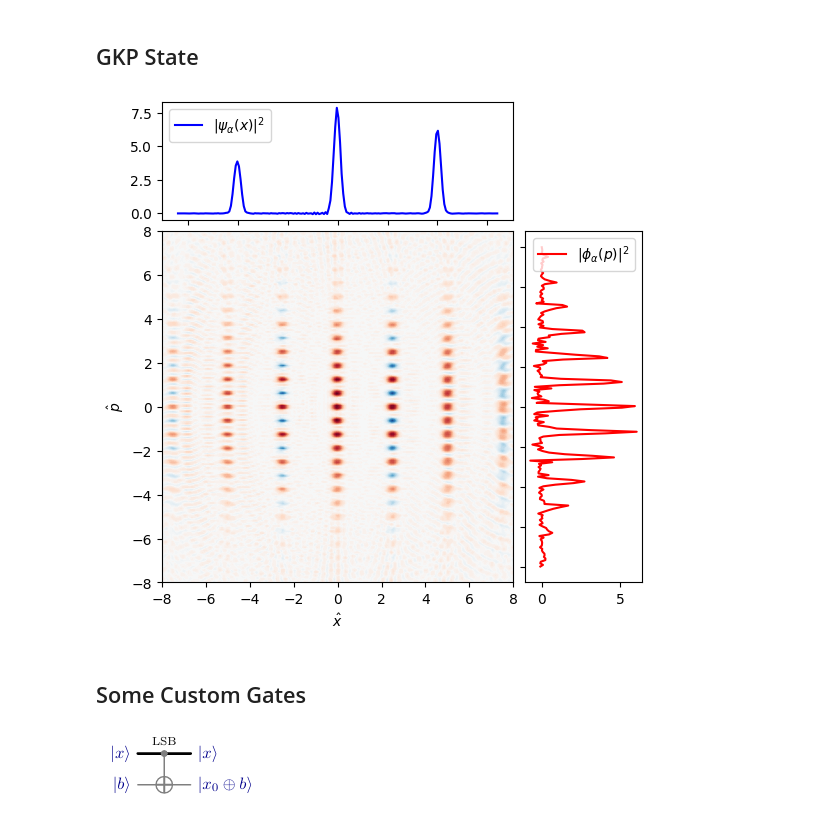
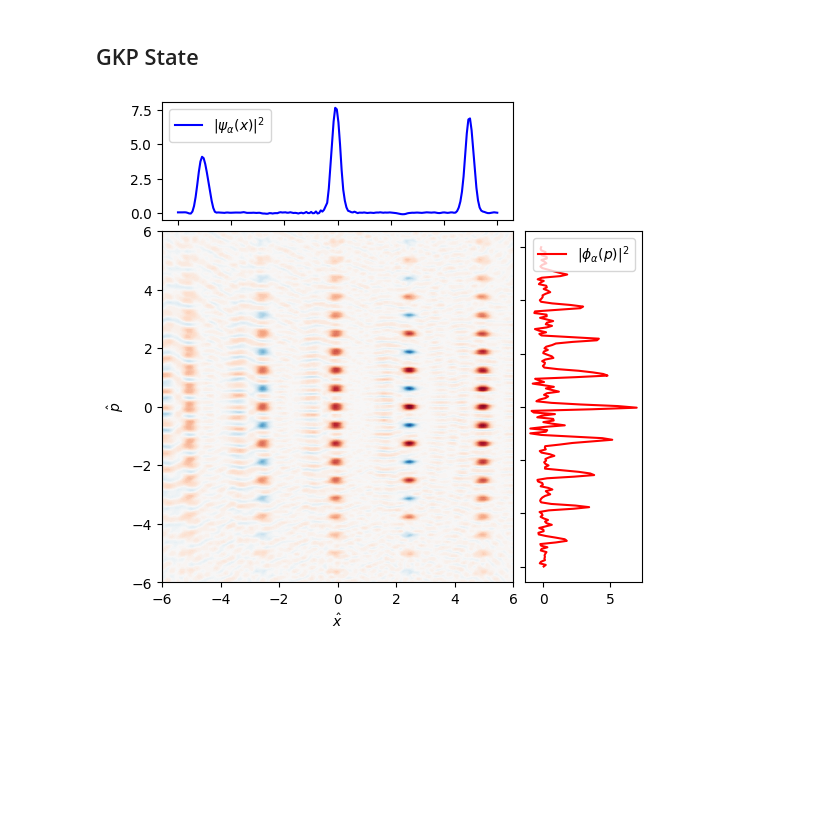
Before and after one commit to shubdeepmohapatra01/ISCA2025-Tutorial, a Jupyter notebook: bosonic-qiskit-tutorial/bq_tutorial.ipynb, the cells around one changed output. Saved outputs shown, nothing was run; the diff lists cells and outputs as text; code cells hidden in the pictures; blank space fills up the shorter version.

```diff
--- a/bosonic-qiskit-tutorial/bq_tutorial.ipynb
+++ b/bosonic-qiskit-tutorial/bq_tutorial.ipynb
@@ -242,7 +170,7 @@ Nmodes=1
 Nqubits = 1
 cutoff = 2**7
 delta = 0.222
-N_rounds = 9
+N_rounds = 11
 alpha = np.sqrt(np.pi)
 
 a = destroy(cutoff)
@@ -260,46 +188,44 @@ circuit = c2qa.CVCircuit(qmr, qbr,cbr)
 circuit.cv_sq(r,qmr[0])
 
 for k in range(1,N_rounds):
-    circuit.cv_c_d(alpha,qmr[0],qbr[0])
-    Uxk = state_generation.Ux_operator(cutoff,alpha,4*k,delta)
-    Ux_gate = UnitaryGate(Uxk.full(), label=f'Ux_{k}')
-    circuit.append(Ux_gate, qmr[:] + qbr[:])
+    Cd_imaginary_matrix,Cd_real_matrix = state_generation.Ux_operator(cutoff,alpha,4*k,delta)
+    Cd_imaginary_gate = UnitaryGate(Cd_imaginary_matrix.full(), label=f'Cd_imaginary_{k}')
+    Cd_real_gate = UnitaryGate(Cd_real_matrix.full(), label=f'Cd_real_{k}')
+    circuit.append(Cd_real_gate, qmr[:] + qbr[:])  # qubit-qumode entangle
+    circuit.append(Cd_imaginary_gate, qmr[:] + qbr[:]) # qubit-qumode disentangle
+    circuit.cv_c_d(alpha,qmr[0],qbr[0])  # splitting peaks by sqrt(pi)
 
 stateop, result, _ = c2qa.util.simulate(circuit,shots = 1024)
 # %%
 #This cell is mostly plotting
-w = c2qa.wigner.wigner(stateop, axes_max= 8, axes_min= -8, axes_steps = 200)
+w = c2qa.wigner.wigner(stateop, axes_max= 6, axes_min= -6, axes_steps = 200)
 x_dist, y_dist = margins(w.T)
 
 fig = plt.figure(figsize=(6,6))
 gs = fig.add_gridspec(2, 2,  width_ratios=(3, 1), height_ratios=(1, 3),
                       left=0.1, right=0.9, bottom=0.1, top=0.9,
                       wspace=0.05, hspace=0.05)
 ax = fig.add_subplot(gs[1,0])
 ax_x = fig.add_subplot(gs[0,0])
 ax_y = fig.add_subplot(gs[1,1])
 
 absmax = max(np.max(w), np.abs(np.min(w)))
 color_levels = np.linspace(-absmax, absmax, 100)
 
 #Plot the wigner function of the state in the main panel with a colormap
-xaxis = np.linspace(-8, 8, 200)
-yaxis = np.linspace(-8, 8, 200)
+xaxis = np.linspace(-6, 6, 200)
+yaxis = np.linspace(-6, 6, 200)
 cont = ax.contourf(xaxis, yaxis, w, color_levels, cmap = "RdBu_r")
 
 #plot the distributions against the (normalized) marginals of the wigner function
 ax_x.plot(xaxis, x_dist,  label = r"$|\psi_\alpha(x)|^2$", c= "b")
 
 ax_y.plot(y_dist.T, yaxis, label = r"$|\phi_\alpha(p)|^2$", c = "r")
 
 ax.set(xlabel=r"$\hat x$", ylabel=r"$\hat p$")
 ax_x.legend()
 ax_y.legend()
 ax_x.set_xticklabels([]);
 ax_y.set_yticklabels([]);
 # %% [output]
-[figure, old version]
+[figure, new version]
-# %% [markdown]
-## Some Custom Gates
-# %% [markdown]
-![image.png](attachment:image.png)
```
Also changed, not shown: parts of 15 cells of this notebook.
